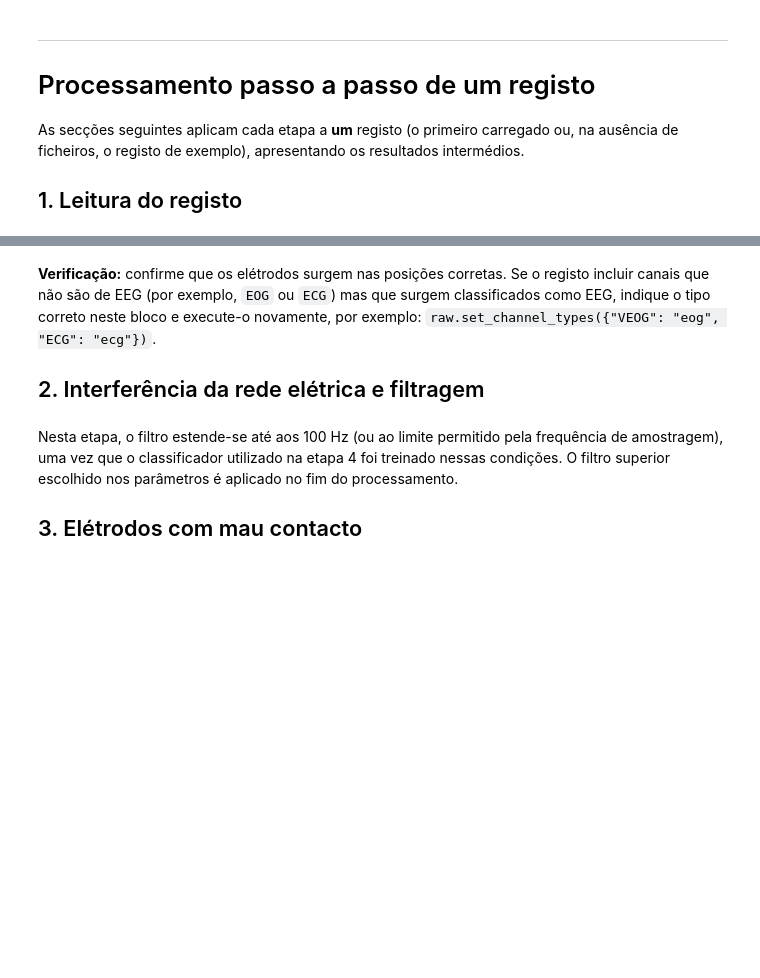
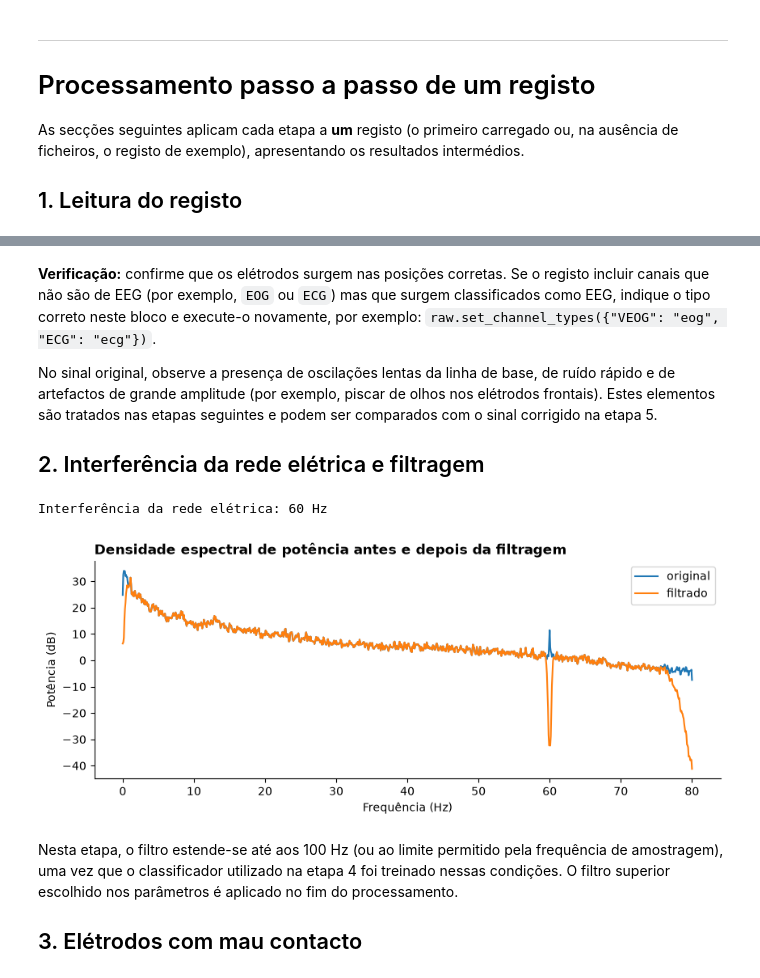
Before and after one commit to AnaLuciaRocha/eeg_course, a Jupyter notebook: notebooks/02_pipeline_completo.ipynb, the cells around one changed output, grey strips where cells are left out. Saved outputs shown, nothing was run; the diff lists cells and outputs as text; code cells hidden in the pictures; blank space fills up the shorter version.

```diff
--- a/notebooks/02_pipeline_completo.ipynb
+++ b/notebooks/02_pipeline_completo.ipynb
@@ -395,12 +411,18 @@ raw.plot_sensors(show_names=True);
 # %% [markdown]
 **Verificação:** confirme que os elétrodos surgem nas posições corretas. Se o registo incluir canais que não são de EEG (por exemplo, `EOG` ou `ECG`) mas que surgem classificados como EEG, indique o tipo correto neste bloco e execute-o novamente, por exemplo: `raw.set_channel_types({"VEOG": "eog", "ECG": "ecg"})`.
 
+No sinal original, observe a presença de oscilações lentas da linha de base, de ruído rápido e de artefactos de grande amplitude (por exemplo, piscar de olhos nos elétrodos frontais). Estes elementos são tratados nas etapas seguintes e podem ser comparados com o sinal corrigido na etapa 5.
+
 ## 2. Interferência da rede elétrica e filtragem
 # %%
 line_freq = detect_line_freq(raw)
 filtered = filter_recording(raw, line_freq)
 
 spectrum([raw, filtered], ["original", "filtrado"], "Densidade espectral de potência antes e depois da filtragem")
+show([raw, filtered], ["Sinal original", "Sinal filtrado"])
+# %% [output]
+Interferência da rede elétrica: 60 Hz
+[figure, added]
 # %% [markdown]
 Nesta etapa, o filtro estende-se até aos 100 Hz (ou ao limite permitido pela frequência de amostragem), uma vez que o classificador utilizado na etapa 4 foi treinado nessas condições. O filtro superior escolhido nos parâmetros é aplicado no fim do processamento.
 
```
Also changed, not shown: parts of 10 cells of this notebook.
